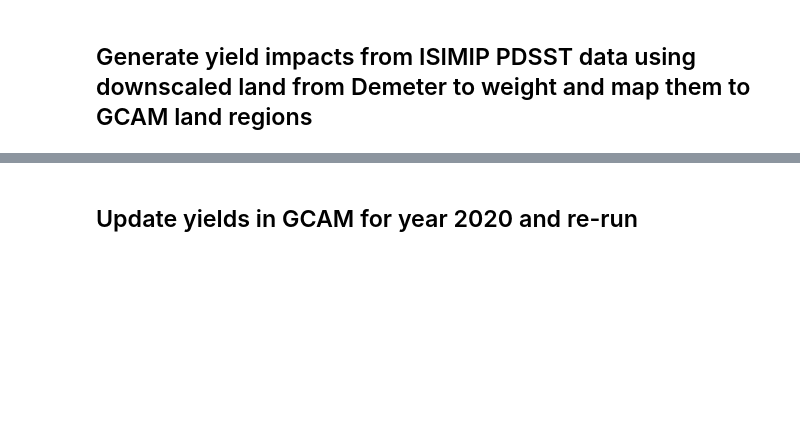
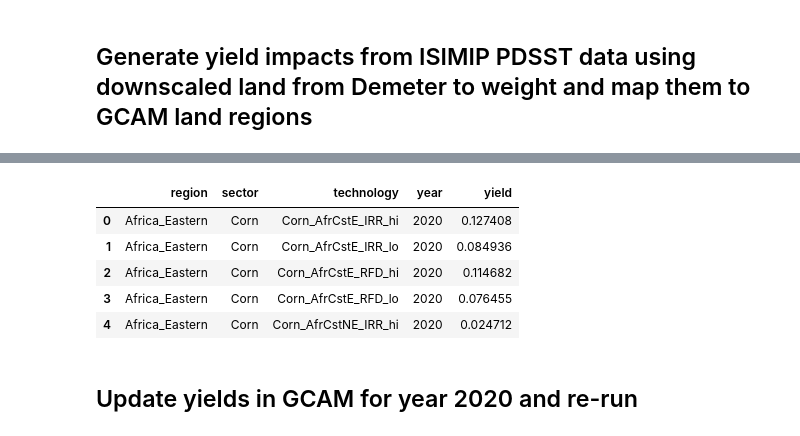
Before and after one commit to JGCRI/gcam_demeter_clinic, a Jupyter notebook: notebooks/gcam_demeter_demo.ipynb, the cells around one changed output, grey strips where cells are left out. Drawn from its saved outputs; the diff is of its cells as text; code cells hidden in the pictures; blank space fills up the shorter version.

```diff
--- a/notebooks/gcam_demeter_demo.ipynb
+++ b/notebooks/gcam_demeter_demo.ipynb
@@ -283,10 +299,16 @@ yield_scaler_df.head()
 # %%
-#yields.join(yield_scaler_df.reset_index(), on=["region", "sector", "technology", "year"], how="inner").head()
-yields_new = yields.set_index(["region", "sector", "technology", "year"]).join(yield_scaler_df.set_index(["region", "sector", "technology", "year"]), how="inner").reset_index()
+yields_new = yields.merge(yield_scaler_df, on=["region", "sector", "technology", "year"], how="inner")
 yields_new['yield'] *= yields_new['yield_scaler']
 yields_new = yields_new.filter(["region", "sector", "technology", "year", "yield"])
 
 yields_new.head()
+# %% [output]
+|  | region | sector | technology | year | yield |
+| 0 | Africa_Eastern | Corn | Corn_AfrCstE_IRR_hi | 2020 | 0.127408 |
+| 1 | Africa_Eastern | Corn | Corn_AfrCstE_IRR_lo | 2020 | 0.084936 |
+| 2 | Africa_Eastern | Corn | Corn_AfrCstE_RFD_hi | 2020 | 0.114682 |
+| 3 | Africa_Eastern | Corn | Corn_AfrCstE_RFD_lo | 2020 | 0.076455 |
+| 4 | Africa_Eastern | Corn | Corn_AfrCstNE_IRR_hi | 2020 | 0.024712 |
 # %% [markdown]
 ## Update yields in GCAM for year 2020 and re-run
 # %%
```
Also changed, not shown: parts of 19 cells of this notebook.
